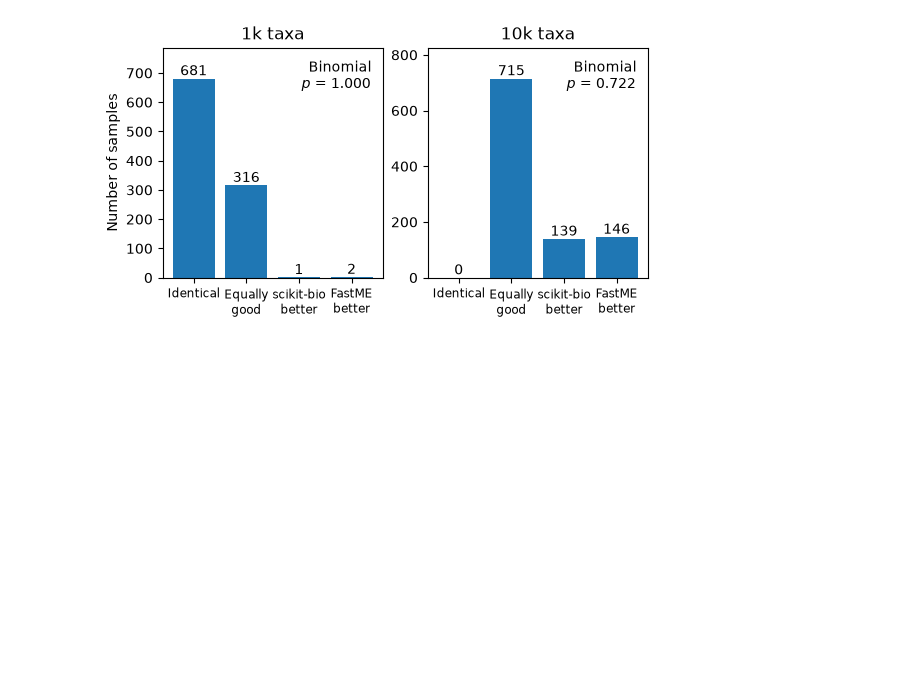
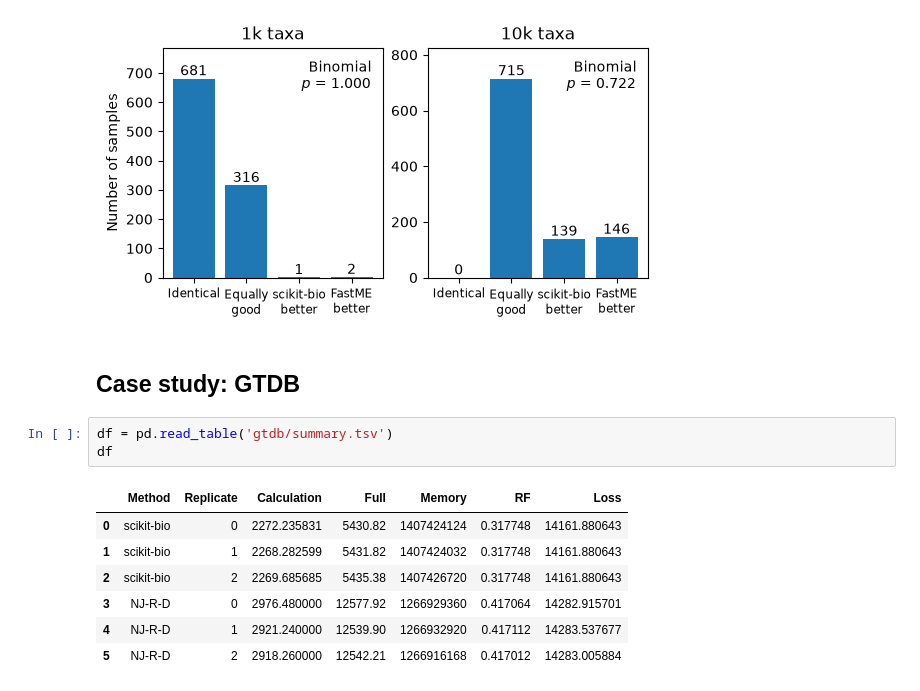
Before and after one commit to qiyunzhu/skbio-bme-bench, a Jupyter notebook: analysis.ipynb, the cells around one changed output. Drawn from its saved outputs; the diff is of its cells as text; blank space fills up the shorter version.

```diff
--- a/analysis.ipynb
+++ b/analysis.ipynb
@@ -880,3 +880,16 @@ for i, key in enumerate(keys):
 plt.savefig(f'plots/category.svg')
 # %% [output]
 [figure]
+# %% [markdown]
+## Case study: GTDB
+# %%
+df = pd.read_table('gtdb/summary.tsv')
+df
+# %% [output]
+|  | Method | Replicate | Calculation | Full | Memory | RF | Loss |
+| 0 | scikit-bio | 0 | 2272.235831 | 5430.82 | 1407424124 | 0.317748 | 14161.880643 |
+| 1 | scikit-bio | 1 | 2268.282599 | 5431.82 | 1407424032 | 0.317748 | 14161.880643 |
+| 2 | scikit-bio | 2 | 2269.685685 | 5435.38 | 1407426720 | 0.317748 | 14161.880643 |
+| 3 | NJ-R-D | 0 | 2976.480000 | 12577.92 | 1266929360 | 0.417064 | 14282.915701 |
+| 4 | NJ-R-D | 1 | 2921.240000 | 12539.90 | 1266932920 | 0.417112 | 14283.537677 |
+| 5 | NJ-R-D | 2 | 2918.260000 | 12542.21 | 1266916168 | 0.417012 | 14283.005884 |
```
Also changed, not shown: parts of 7 cells of this notebook, 10 other files.
